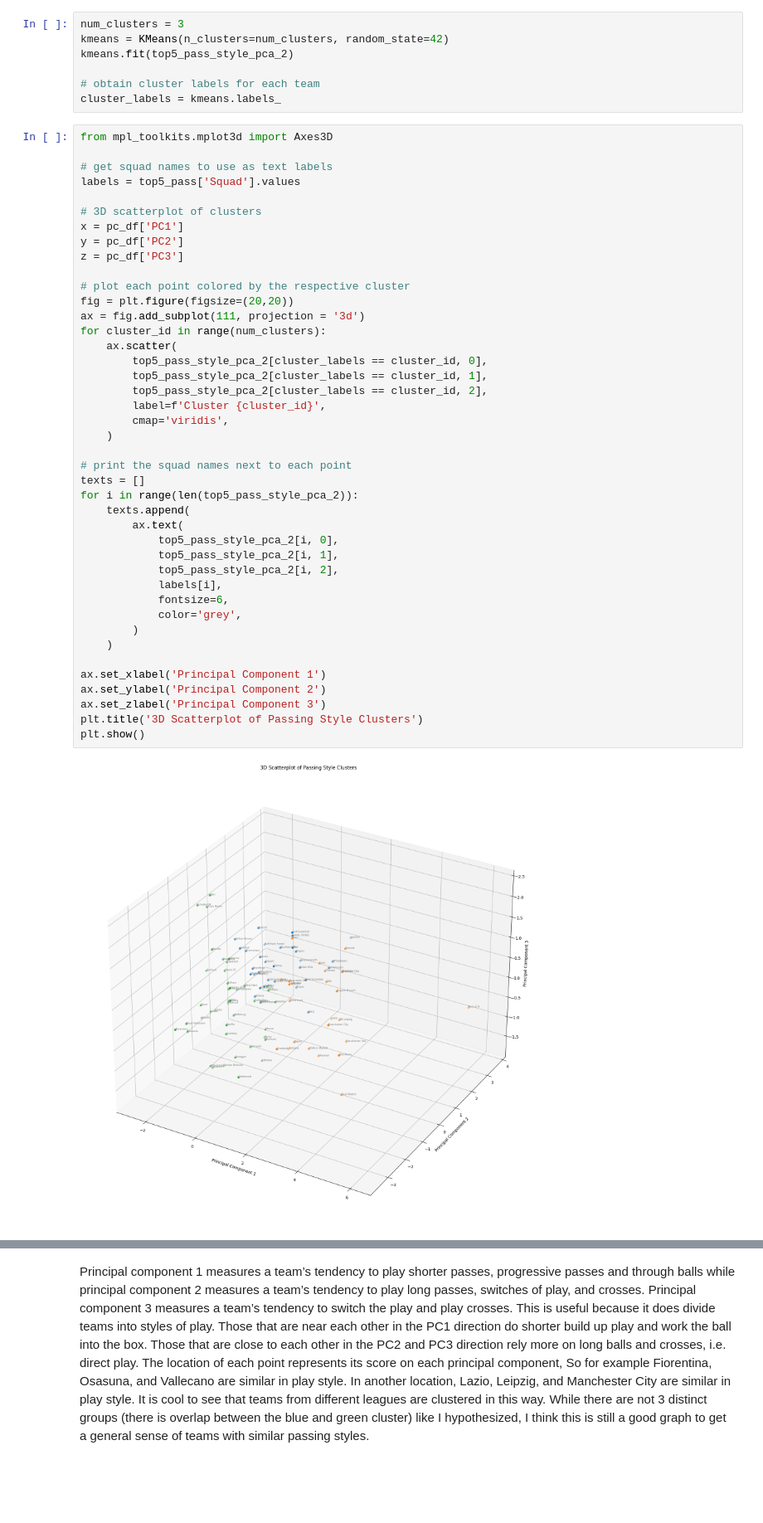
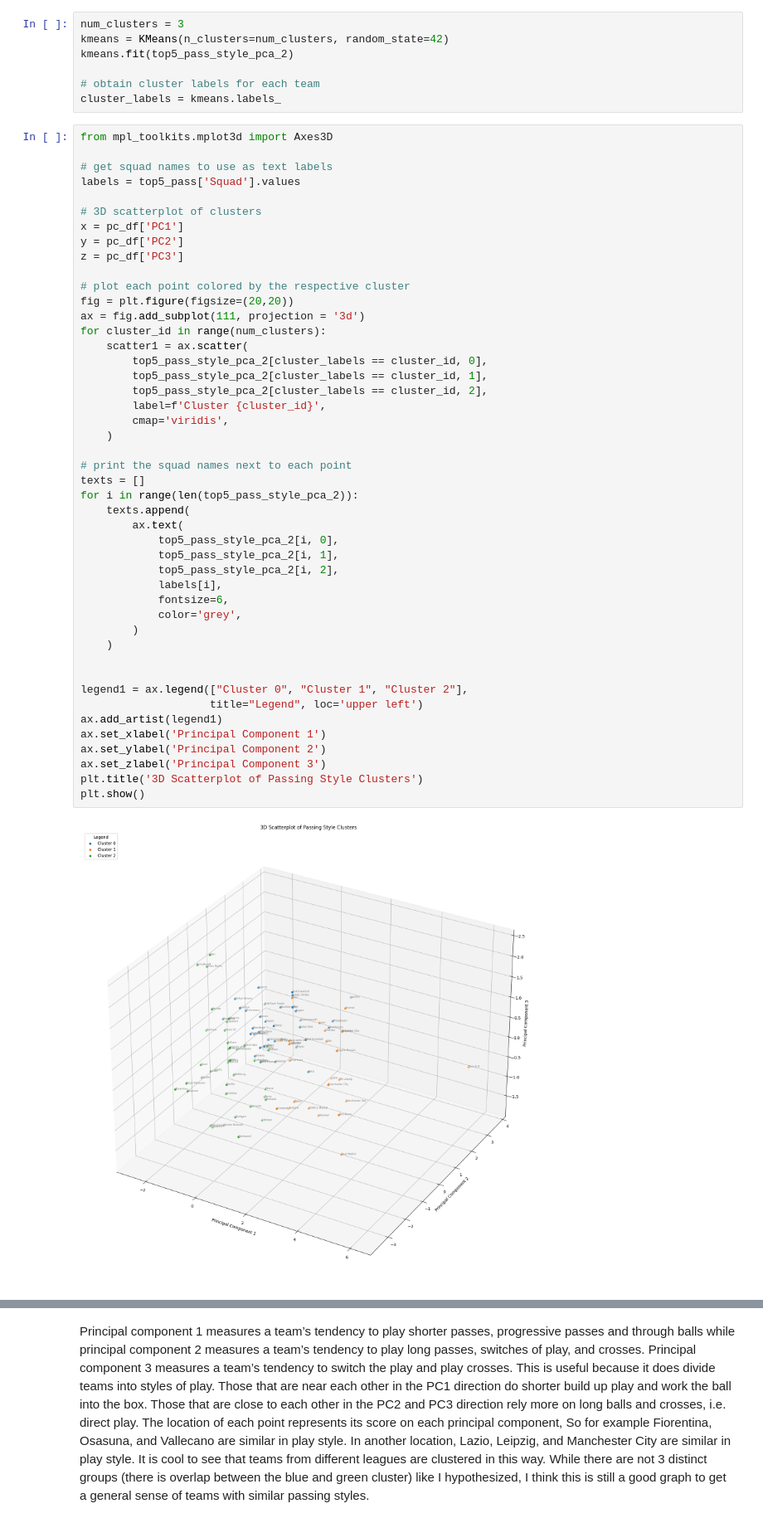
Before and after one commit to Owenp25/Owen-Patrick-Portfolio, a Jupyter notebook: Top_5_Football_Leagues_Clustering_Teams_by_Passing_Play_Style.ipynb, the cells around one changed output, grey strips where cells are left out. Shown at 83% size. Drawn from its saved outputs; the diff is of its cells as text; blank space fills up the shorter version.

```diff
--- a/Top_5_Football_Leagues_Clustering_Teams_by_Passing_Play_Style.ipynb
+++ b/Top_5_Football_Leagues_Clustering_Teams_by_Passing_Play_Style.ipynb
@@ -933,35 +933,39 @@ z = pc_df['PC3']
 fig = plt.figure(figsize=(20,20))
 ax = fig.add_subplot(111, projection = '3d')
 for cluster_id in range(num_clusters):
-    ax.scatter(
+    scatter1 = ax.scatter(
         top5_pass_style_pca_2[cluster_labels == cluster_id, 0],
         top5_pass_style_pca_2[cluster_labels == cluster_id, 1],
         top5_pass_style_pca_2[cluster_labels == cluster_id, 2],
         label=f'Cluster {cluster_id}',
         cmap='viridis',
     )
 
 # print the squad names next to each point
 texts = []
 for i in range(len(top5_pass_style_pca_2)):
     texts.append(
         ax.text(
             top5_pass_style_pca_2[i, 0],
             top5_pass_style_pca_2[i, 1],
             top5_pass_style_pca_2[i, 2],
             labels[i],
             fontsize=6,
             color='grey',
         )
     )
 
+
+legend1 = ax.legend(["Cluster 0", "Cluster 1", "Cluster 2"],
+                    title="Legend", loc='upper left')
+ax.add_artist(legend1)
 ax.set_xlabel('Principal Component 1')
 ax.set_ylabel('Principal Component 2')
 ax.set_zlabel('Principal Component 3')
 plt.title('3D Scatterplot of Passing Style Clusters')
 plt.show()
 # %% [output]
-[figure, old version]
+[figure, new version]
 # %%
 # Define a threshold for considering important variables
 loading_threshold = 0.5
```
Also changed, not shown: parts of 36 cells of this notebook.
